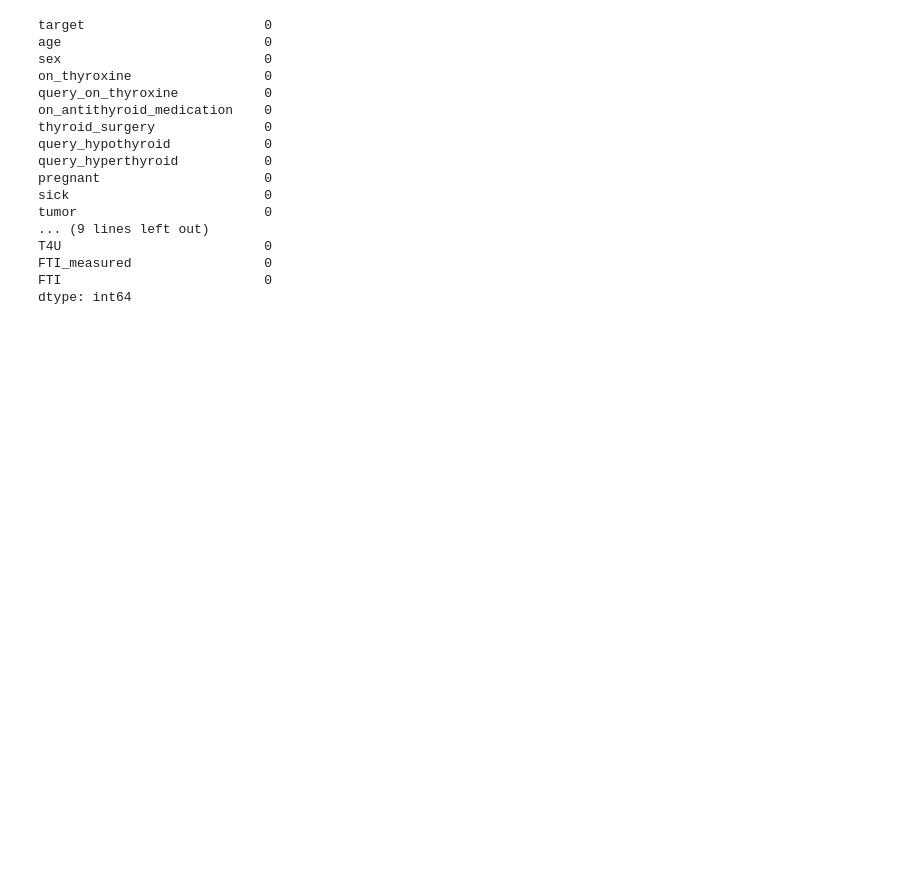
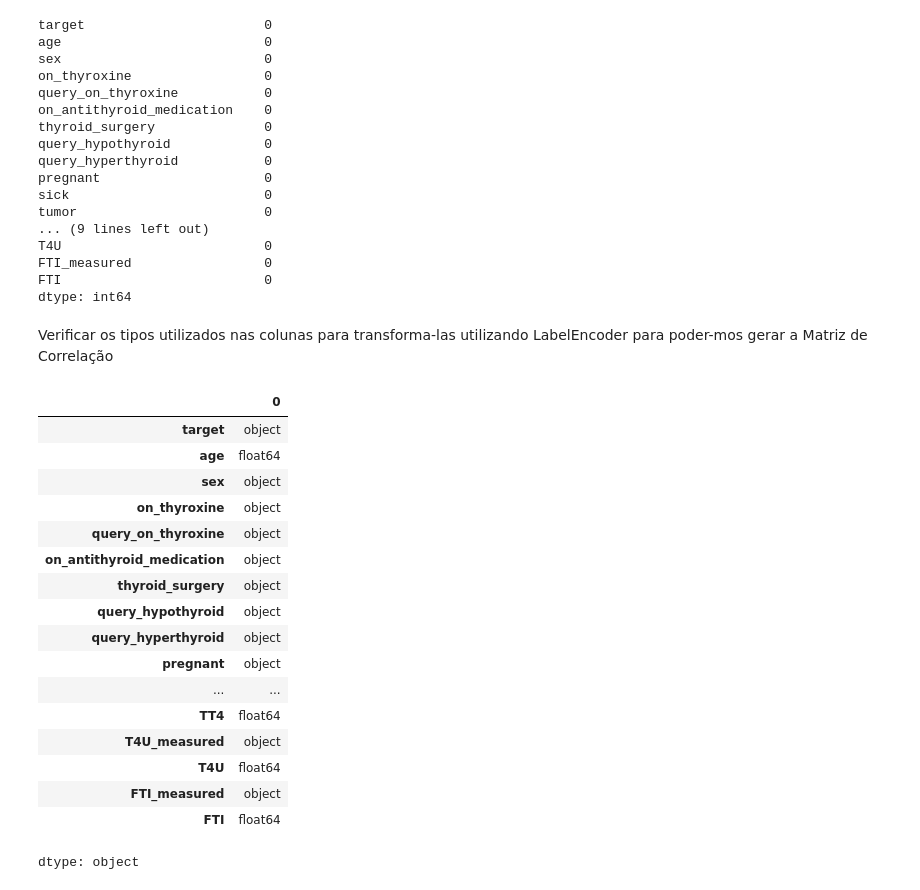
Before and after one commit to mvaraujo1977/TechCahllenge_Tireoide, a Jupyter notebook: model_tireoide.ipynb, the cells around one changed output. Drawn from its saved outputs; the diff is of its cells as text; code cells hidden in the pictures; blank space fills up the shorter version.

```diff
--- a/model_tireoide.ipynb
+++ b/model_tireoide.ipynb
@@ -186,3 +182,26 @@ T4U                          0
 FTI_measured                 0
 FTI                          0
 dtype: int64
+# %% [markdown]
+Verificar os tipos utilizados nas colunas para transforma-las utilizando LabelEncoder para poder-mos gerar a Matriz de Correlação
+# %%
+df.dtypes
+# %% [output]
+|  | 0 |
+| target | object |
+| age | float64 |
+| sex | object |
+| on_thyroxine | object |
+| query_on_thyroxine | object |
+| on_antithyroid_medication | object |
+| thyroid_surgery | object |
+| query_hypothyroid | object |
+| query_hyperthyroid | object |
+| pregnant | object |
+| ... | ... |
+| TT4 | float64 |
+| T4U_measured | object |
+| T4U | float64 |
+| FTI_measured | object |
+| FTI | float64 |
+dtype: object
```
Also changed, not shown: parts of 4 cells of this notebook.
